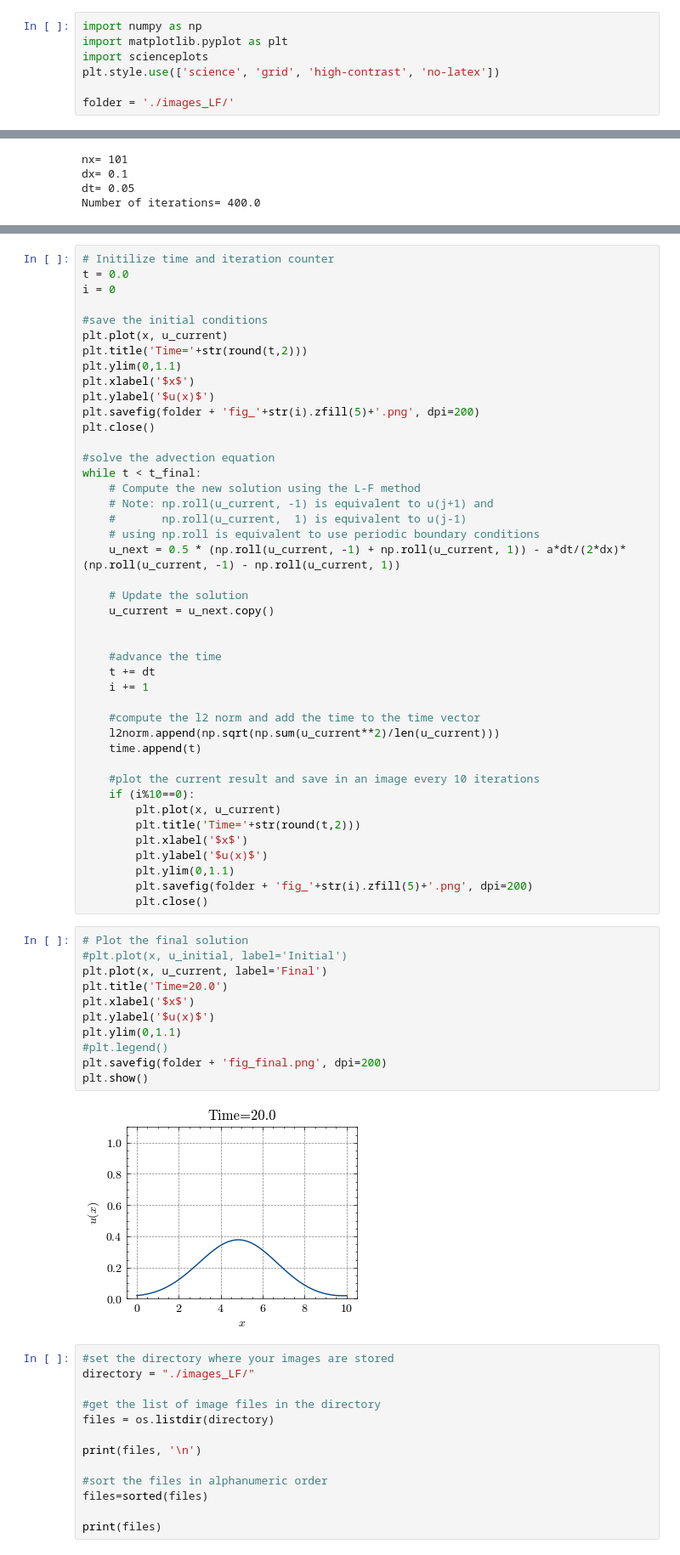
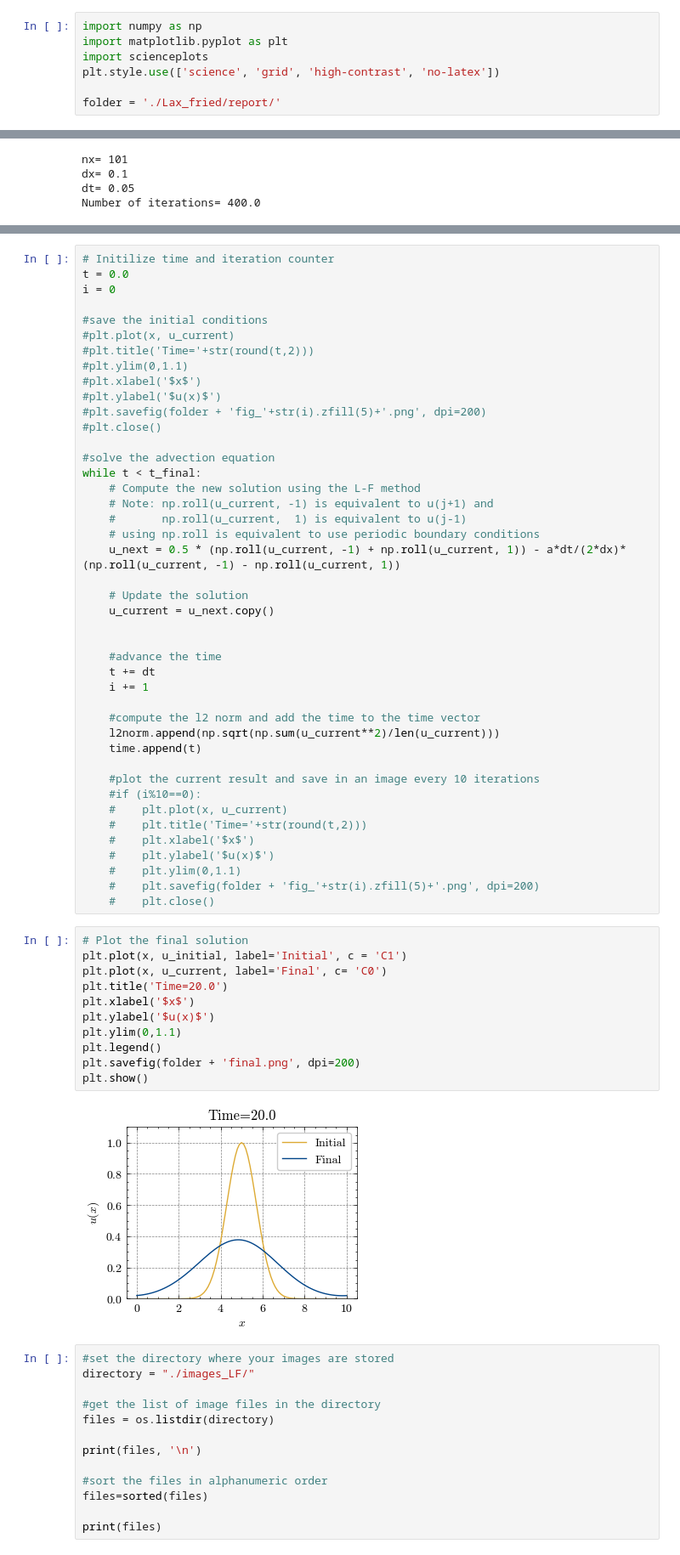
Before and after one commit to lisam10/numerical_relativity_2025, a Jupyter notebook: Advection/Advection_Equation_LF.ipynb, the cells around one changed output, grey strips where cells are left out. Shown at 85% size. Cells and saved outputs as stored; diff of their text form.

```diff
--- a/Advection/Advection_Equation_LF.ipynb
+++ b/Advection/Advection_Equation_LF.ipynb
@@ -10,7 +10,7 @@ import matplotlib.pyplot as plt
 import scienceplots
 plt.style.use(['science', 'grid', 'high-contrast', 'no-latex'])
 
-folder = './images_LF/'
+folder = './Lax_fried/report/'
 # %%
 #define the speed a
 a=1.0
@@ -85,13 +85,13 @@ t = 0.0
 i = 0
 
 #save the initial conditions
-plt.plot(x, u_current)
-plt.title('Time='+str(round(t,2)))
-plt.ylim(0,1.1)
-plt.xlabel('$x$')
-plt.ylabel('$u(x)$')
-plt.savefig(folder + 'fig_'+str(i).zfill(5)+'.png', dpi=200)
-plt.close()
+#plt.plot(x, u_current)
+#plt.title('Time='+str(round(t,2)))
+#plt.ylim(0,1.1)
+#plt.xlabel('$x$')
+#plt.ylabel('$u(x)$')
+#plt.savefig(folder + 'fig_'+str(i).zfill(5)+'.png', dpi=200)
+#plt.close()
 
 #solve the advection equation
 while t < t_final:
@@ -114,27 +114,27 @@ while t < t_final:
     time.append(t)
 
     #plot the current result and save in an image every 10 iterations
-    if (i%10==0):
-        plt.plot(x, u_current)
-        plt.title('Time='+str(round(t,2)))
-        plt.xlabel('$x$')
-        plt.ylabel('$u(x)$')
-        plt.ylim(0,1.1)
-        plt.savefig(folder + 'fig_'+str(i).zfill(5)+'.png', dpi=200)
-        plt.close()
+    #if (i%10==0):
+    #    plt.plot(x, u_current)
+    #    plt.title('Time='+str(round(t,2)))
+    #    plt.xlabel('$x$')
+    #    plt.ylabel('$u(x)$')
+    #    plt.ylim(0,1.1)
+    #    plt.savefig(folder + 'fig_'+str(i).zfill(5)+'.png', dpi=200)
+    #    plt.close()
 # %%
 # Plot the final solution
-#plt.plot(x, u_initial, label='Initial')
-plt.plot(x, u_current, label='Final')
+plt.plot(x, u_initial, label='Initial', c = 'C1')
+plt.plot(x, u_current, label='Final', c= 'C0')
 plt.title('Time=20.0')
 plt.xlabel('$x$')
 plt.ylabel('$u(x)$')
 plt.ylim(0,1.1)
-#plt.legend()
-plt.savefig(folder + 'fig_final.png', dpi=200)
+plt.legend()
+plt.savefig(folder + 'final.png', dpi=200)
 plt.show()
 # %% [output]
-[figure, old version]
+[figure, new version]
 # %%
 #set the directory where your images are stored
 directory = "./images_LF/"
```
Also changed, not shown: 30 other files.
